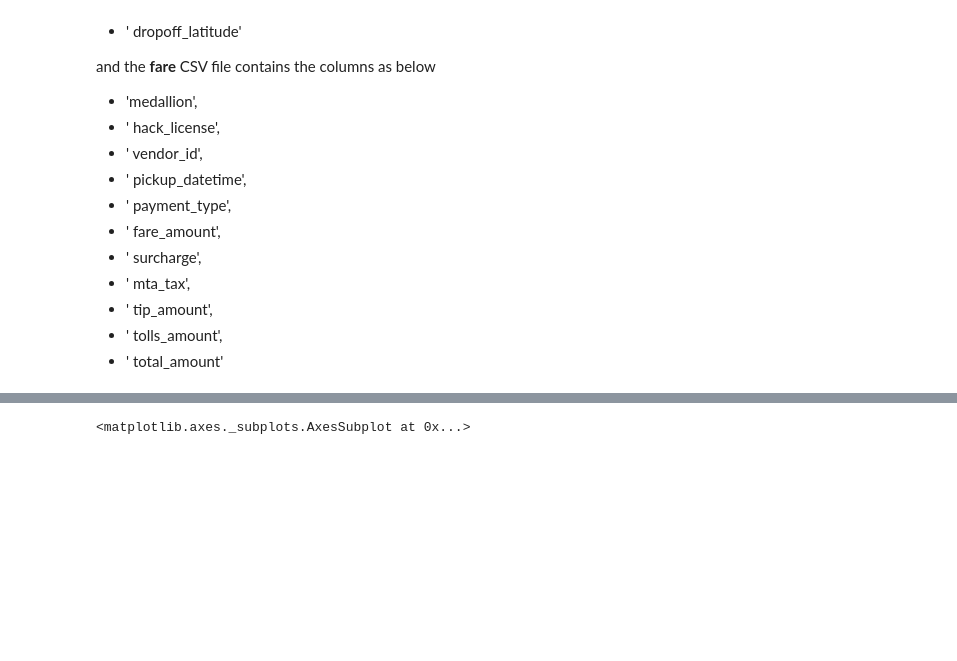
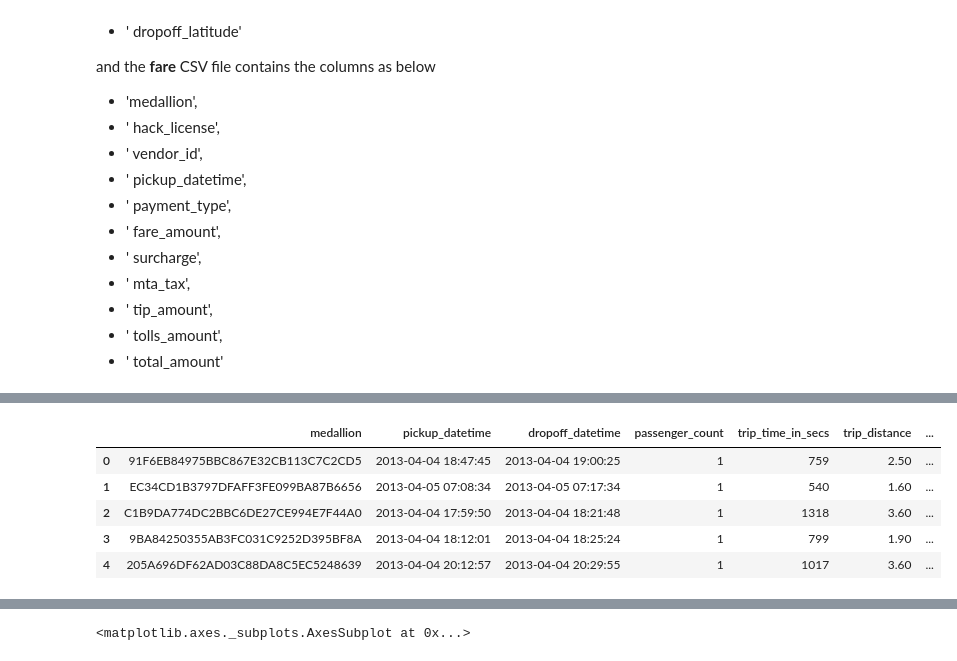
Before and after one commit to eeghor/cbataxi, a Jupyter notebook: cbataxi.ipynb, the cells around one changed output, grey strips where cells are left out. Cells and saved outputs as stored; diff of their text form; code cells hidden in the pictures; blank space fills up the shorter version.

```diff
--- a/cbataxi.ipynb
+++ b/cbataxi.ipynb
@@ -128,10 +128,10 @@ class Taxi:
 
     def get_and_process_data(self, show_counts=False):
 
-        self.trips = pd.read_csv(self.FILES['trips'])
+        self.trips = pd.read_csv(self.FILES['trips'], dtype=str)
         self.trips = self.trips.drop([c for c in self.trips.columns if c in self.COLS['useless']], axis=1)
 
-        self.fares = pd.read_csv(self.FILES['fares'])
+        self.fares = pd.read_csv(self.FILES['fares'], dtype=str)
         self.fares = self.fares.drop([c for c in self.fares.columns if c in self.COLS['useless']], axis=1)
 
         if show_counts:
@@ -186,6 +186,33 @@ class Taxi:
         self.ANSWERS['busiest_hrs'] = Counter(self.trips[' pickup_datetime'].dropna().apply(lambda x: arrow.get(x).hour).values + \
                                                       self.trips[' dropoff_datetime'].dropna().apply(lambda x: arrow.get(x).hour).values).most_common(hrs)
         return self
+
+    def get_busiest_locations(self, n=5):
+
+        """
+        return the top n busiest location
+        """
+
+        # busiest locations will be those where there are most pickups and/or dropoffs
+
+
+
+        self.ANSWERS['busiest_locations'] = sorted([(k,v)for k,v in {**Counter(self.trips['pickup_loc'].dropna()),
+                                             **Counter(self.trips['dropoff_loc'].dropna())}.items()], key=lambda x: x[1], reverse=True)[:n]
+        return self
+
+    def get_most_unpredictable_trip(self):
+
+        """
+        return a trip with the most varying travel time
+        """
+
+        # this time, a trip is a tuple (pickup location, dropoff location)
+
+        TRIP_ID = ['pickup_loc', 'dropoff_loc']
+
+        self.trips[TRIP_ID + [' trip_time_in_secs']].dropna(TRIP_ID).groupby(TRIP_ID).std(ddof=0)
+
 
     def get_trip_stats(self, rows_at_once=50000):
 
@@ -294,6 +321,7 @@ if __name__ == '__main__':
     tx = Taxi(trip_file='trip_data_4.csv', fare_file='trip_fare_4.csv') \
                         .get_and_process_data() \
                             .get_busiest_hours() \
+                            .get_busiest_locations() \
                             .get_passengers_per_trip()
     t1 = time.time()
     m, s = divmod(t1-t0, 60)
@@ -301,3 +331,12 @@ if __name__ == '__main__':
+# %%
+tx.trips.head()
+# %% [output]
+|  | medallion | pickup_datetime | dropoff_datetime | passenger_count | trip_time_in_secs | trip_distance | ... |
+| 0 | 91F6EB84975BBC867E32CB113C7C2CD5 | 2013-04-04 18:47:45 | 2013-04-04 19:00:25 | 1 | 759 | 2.50 | ... |
+| 1 | EC34CD1B3797DFAFF3FE099BA87B6656 | 2013-04-05 07:08:34 | 2013-04-05 07:17:34 | 1 | 540 | 1.60 | ... |
+| 2 | C1B9DA774DC2BBC6DE27CE994E7F44A0 | 2013-04-04 17:59:50 | 2013-04-04 18:21:48 | 1 | 1318 | 3.60 | ... |
+| 3 | 9BA84250355AB3FC031C9252D395BF8A | 2013-04-04 18:12:01 | 2013-04-04 18:25:24 | 1 | 799 | 1.90 | ... |
+| 4 | 205A696DF62AD03C88DA8C5EC5248639 | 2013-04-04 20:12:57 | 2013-04-04 20:29:55 | 1 | 1017 | 3.60 | ... |
 # %%
 tx.ANSWERS
 # %% [output]
```
Also changed, not shown: parts of 6 cells of this notebook.
